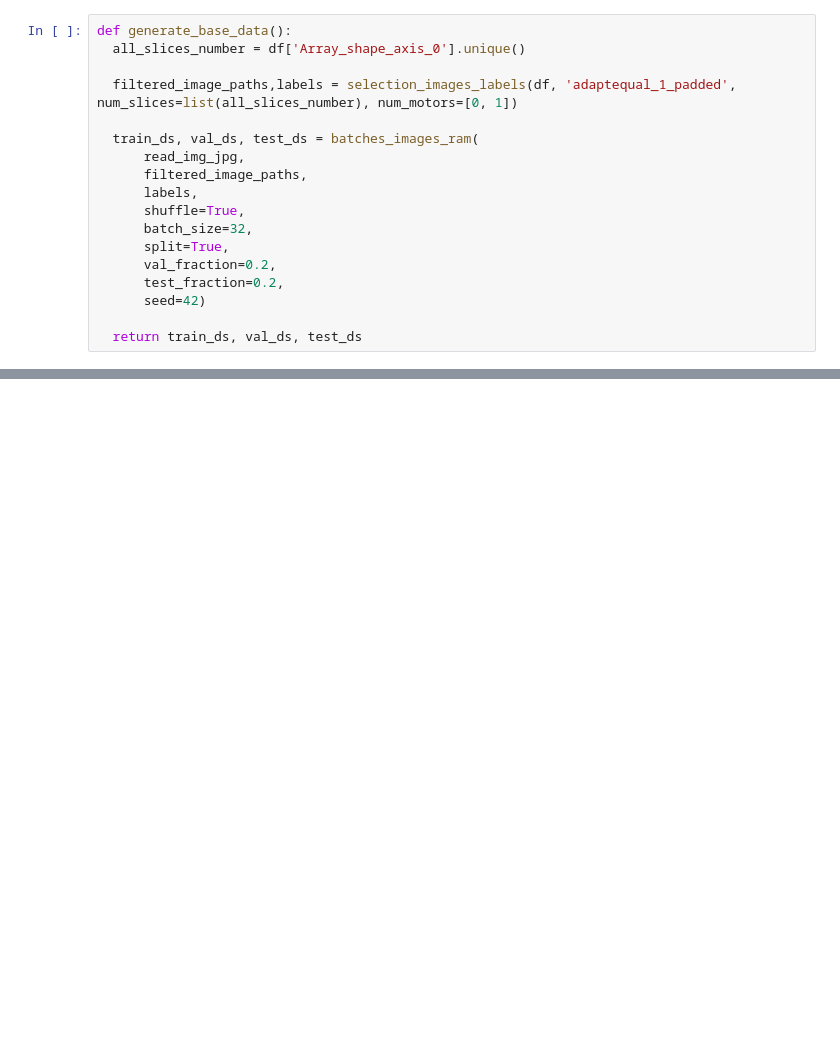
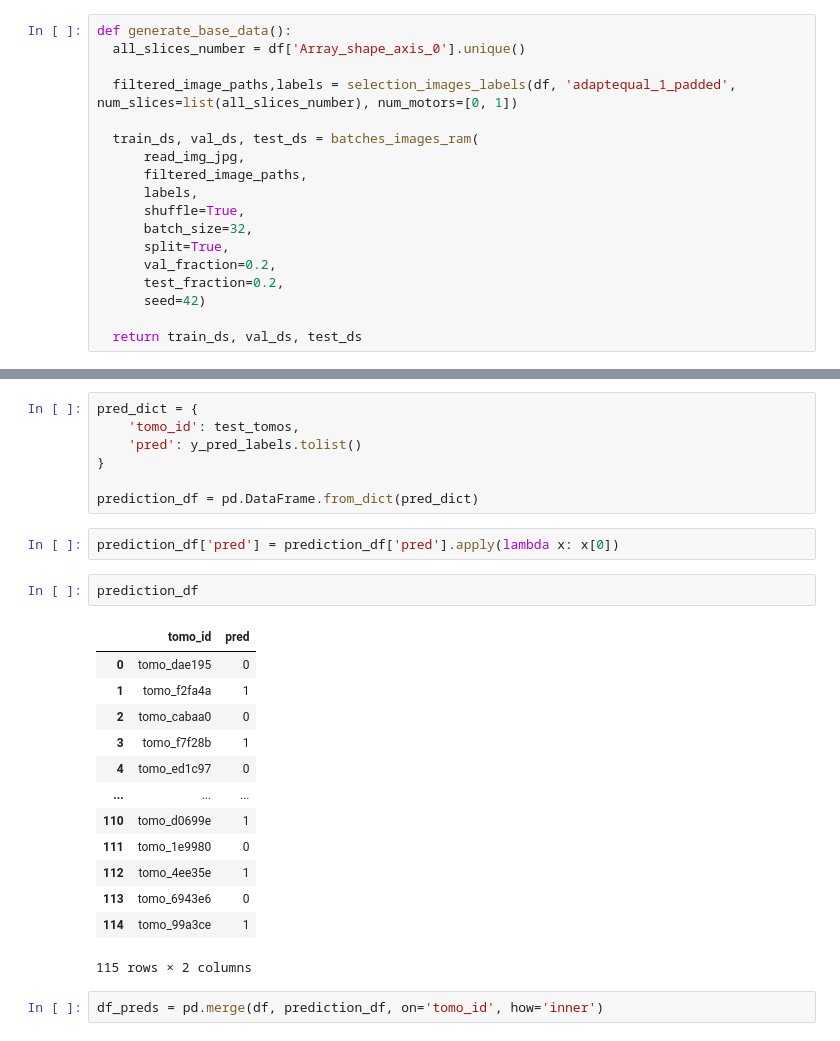
Before and after one commit to mc-will/BYU_Locating-Bacterial_Flagellar_Motors_2025, a Jupyter notebook: notebooks/ThomasDenoirjean_test_workflow.ipynb, the cells around one changed output, grey strips where cells are left out. Saved outputs shown, nothing was run; the diff lists cells and outputs as text; blank space fills up the shorter version.

```diff
--- a/notebooks/ThomasDenoirjean_test_workflow.ipynb
+++ b/notebooks/ThomasDenoirjean_test_workflow.ipynb
@@ -397,0 +346,27 @@ df_regression
+# %%
+pred_dict = {
+    'tomo_id': test_tomos,
+    'pred': y_pred_labels.tolist()
+}
+
+prediction_df = pd.DataFrame.from_dict(pred_dict)
+# %%
+prediction_df['pred'] = prediction_df['pred'].apply(lambda x: x[0])
+# %%
+prediction_df
+# %% [output]
+|  | tomo_id | pred |
+| 0 | tomo_dae195 | 0 |
+| 1 | tomo_f2fa4a | 1 |
+| 2 | tomo_cabaa0 | 0 |
+| 3 | tomo_f7f28b | 1 |
+| 4 | tomo_ed1c97 | 0 |
+| ... | ... | ... |
+| 110 | tomo_d0699e | 1 |
+| 111 | tomo_1e9980 | 0 |
+| 112 | tomo_4ee35e | 1 |
+| 113 | tomo_6943e6 | 0 |
+| 114 | tomo_99a3ce | 1 |
+115 rows × 2 columns
+# %%
+df_preds = pd.merge(df, prediction_df, on='tomo_id', how='inner')
```
Also changed, not shown: parts of 26 cells of this notebook, 1 other file.
